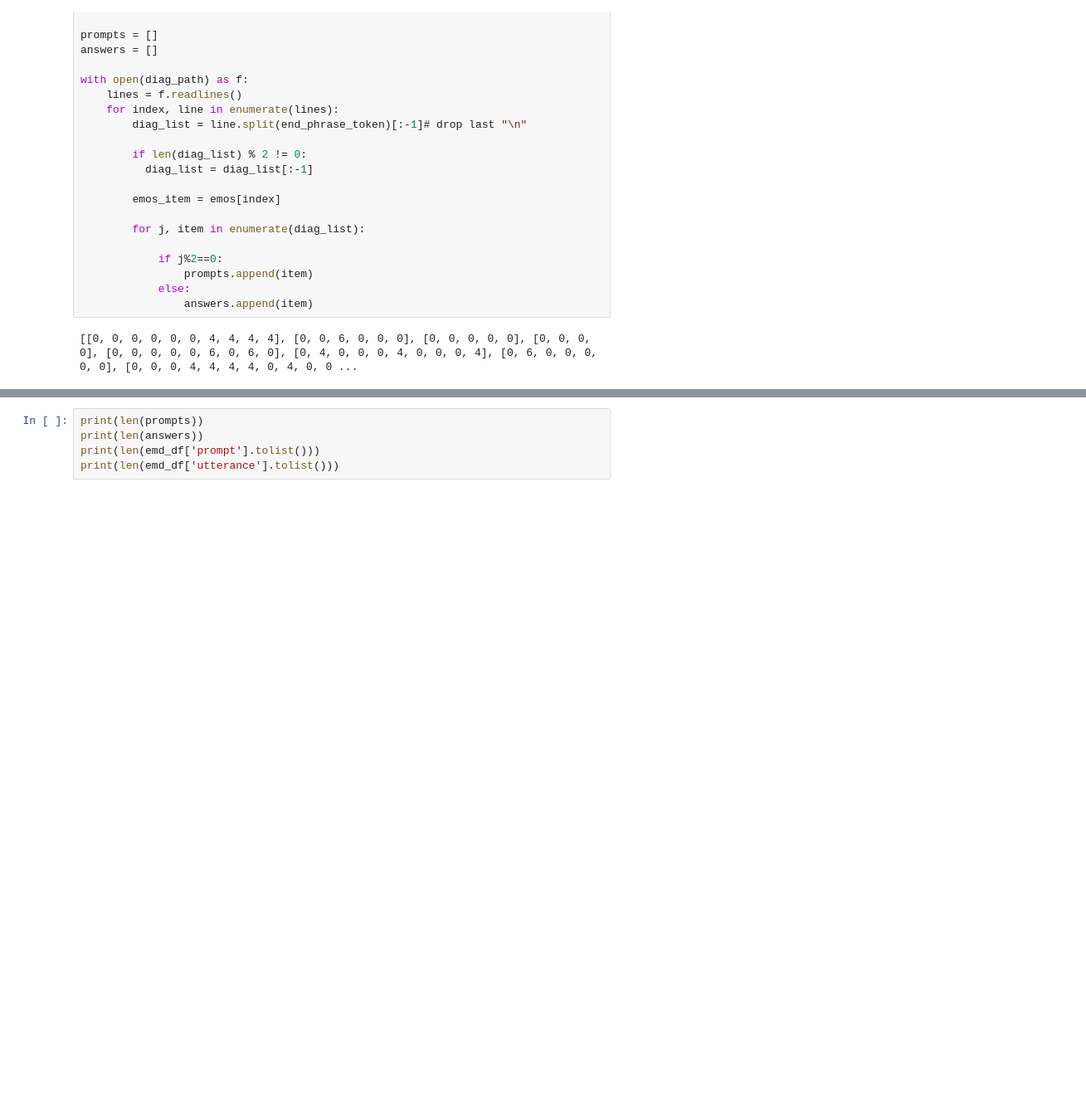
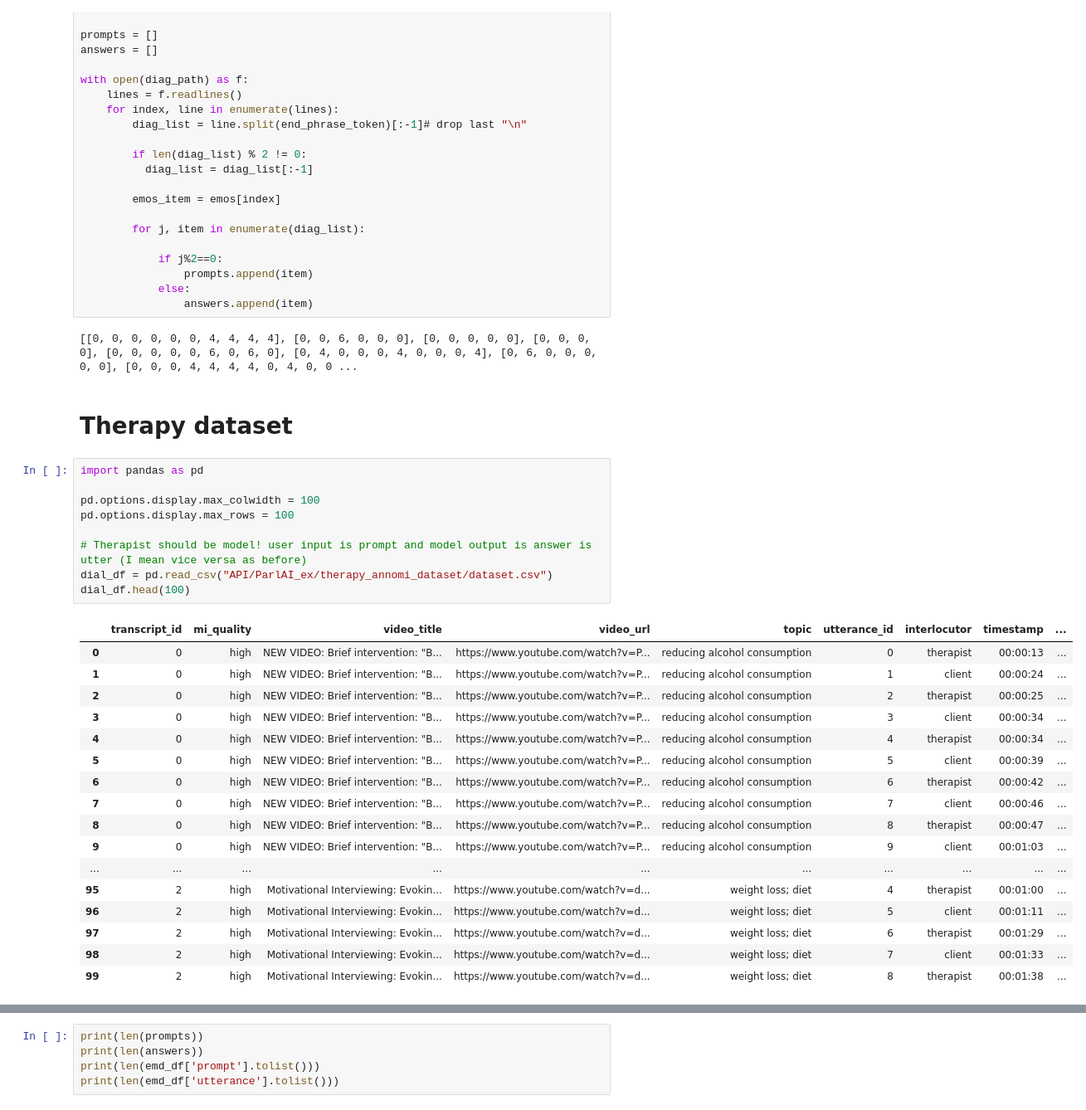
Before and after one commit to tempdeltavalue/Dialog, a Jupyter notebook: API/ParlAI_ex/seq2seq.ipynb, the cells around one changed output, grey strips where cells are left out. Shown at 83% size. Saved outputs shown, nothing was run; the diff lists cells and outputs as text; blank space fills up the shorter version.

```diff
--- a/API/ParlAI_ex/seq2seq.ipynb
+++ b/API/ParlAI_ex/seq2seq.ipynb
@@ -122,3 +124,32 @@ with open(diag_path) as f:
                 answers.append(item)
 # %% [output]
 [[0, 0, 0, 0, 0, 0, 4, 4, 4, 4], [0, 0, 6, 0, 0, 0], [0, 0, 0, 0, 0], [0, 0, 0, 0], [0, 0, 0, 0, 0, 6, 0, 6, 0], [0, 4, 0, 0, 0, 4, 0, 0, 0, 4], [0, 6, 0, 0, 0, 0, 0], [0, 0, 0, 4, 4, 4, 4, 0, 4, 0, 0 ...
+# %% [markdown]
+# Therapy dataset
+# %%
+import pandas as pd
+
+pd.options.display.max_colwidth = 100
+pd.options.display.max_rows = 100
+
+# Therapist should be model! user input is prompt and model output is answer is utter (I mean vice versa as before)
+dial_df = pd.read_csv("API/ParlAI_ex/therapy_annomi_dataset/dataset.csv")
+dial_df.head(100)
+# %% [output]
+|  | transcript_id | mi_quality | video_title | video_url | topic | utterance_id | interlocutor | timestamp | ... |
+| 0 | 0 | high | NEW VIDEO: Brief intervention: "B... | https://www.youtube.com/watch?v=P... | reducing alcohol consumption | 0 | therapist | 00:00:13 | ... |
+| 1 | 0 | high | NEW VIDEO: Brief intervention: "B... | https://www.youtube.com/watch?v=P... | reducing alcohol consumption | 1 | client | 00:00:24 | ... |
+| 2 | 0 | high | NEW VIDEO: Brief intervention: "B... | https://www.youtube.com/watch?v=P... | reducing alcohol consumption | 2 | therapist | 00:00:25 | ... |
+| 3 | 0 | high | NEW VIDEO: Brief intervention: "B... | https://www.youtube.com/watch?v=P... | reducing alcohol consumption | 3 | client | 00:00:34 | ... |
+| 4 | 0 | high | NEW VIDEO: Brief intervention: "B... | https://www.youtube.com/watch?v=P... | reducing alcohol consumption | 4 | therapist | 00:00:34 | ... |
+| 5 | 0 | high | NEW VIDEO: Brief intervention: "B... | https://www.youtube.com/watch?v=P... | reducing alcohol consumption | 5 | client | 00:00:39 | ... |
+| 6 | 0 | high | NEW VIDEO: Brief intervention: "B... | https://www.youtube.com/watch?v=P... | reducing alcohol consumption | 6 | therapist | 00:00:42 | ... |
+| 7 | 0 | high | NEW VIDEO: Brief intervention: "B... | https://www.youtube.com/watch?v=P... | reducing alcohol consumption | 7 | client | 00:00:46 | ... |
+| 8 | 0 | high | NEW VIDEO: Brief intervention: "B... | https://www.youtube.com/watch?v=P... | reducing alcohol consumption | 8 | therapist | 00:00:47 | ... |
+| 9 | 0 | high | NEW VIDEO: Brief intervention: "B... | https://www.youtube.com/watch?v=P... | reducing alcohol consumption | 9 | client | 00:01:03 | ... |
+| ... | ... | ... | ... | ... | ... | ... | ... | ... | ... |
+| 95 | 2 | high | Motivational Interviewing: Evokin... | https://www.youtube.com/watch?v=d... | weight loss; diet | 4 | therapist | 00:01:00 | ... |
+| 96 | 2 | high | Motivational Interviewing: Evokin... | https://www.youtube.com/watch?v=d... | weight loss; diet | 5 | client | 00:01:11 | ... |
+| 97 | 2 | high | Motivational Interviewing: Evokin... | https://www.youtube.com/watch?v=d... | weight loss; diet | 6 | therapist | 00:01:29 | ... |
+| 98 | 2 | high | Motivational Interviewing: Evokin... | https://www.youtube.com/watch?v=d... | weight loss; diet | 7 | client | 00:01:33 | ... |
+| 99 | 2 | high | Motivational Interviewing: Evokin... | https://www.youtube.com/watch?v=d... | weight loss; diet | 8 | therapist | 00:01:38 | ... |
```
Also changed, not shown: parts of 29 cells of this notebook, 7 other files.
